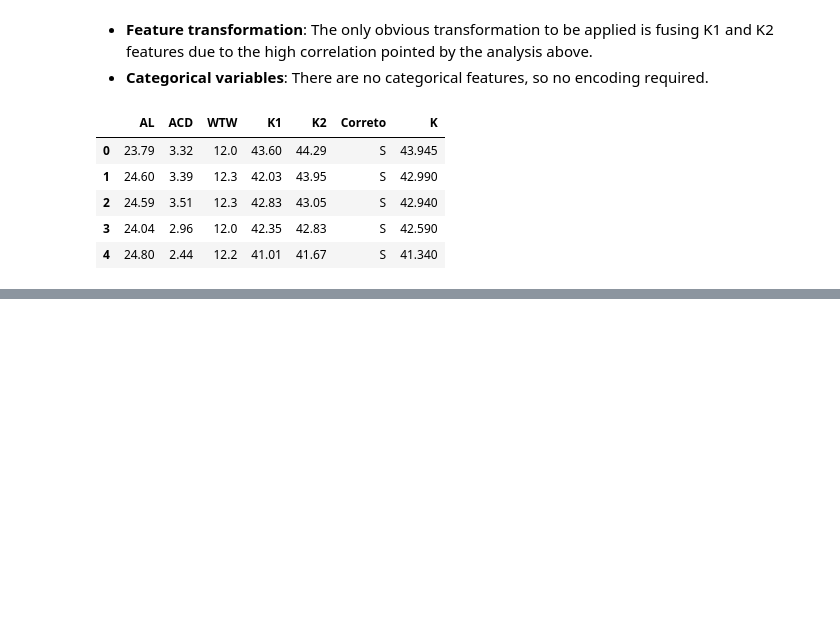
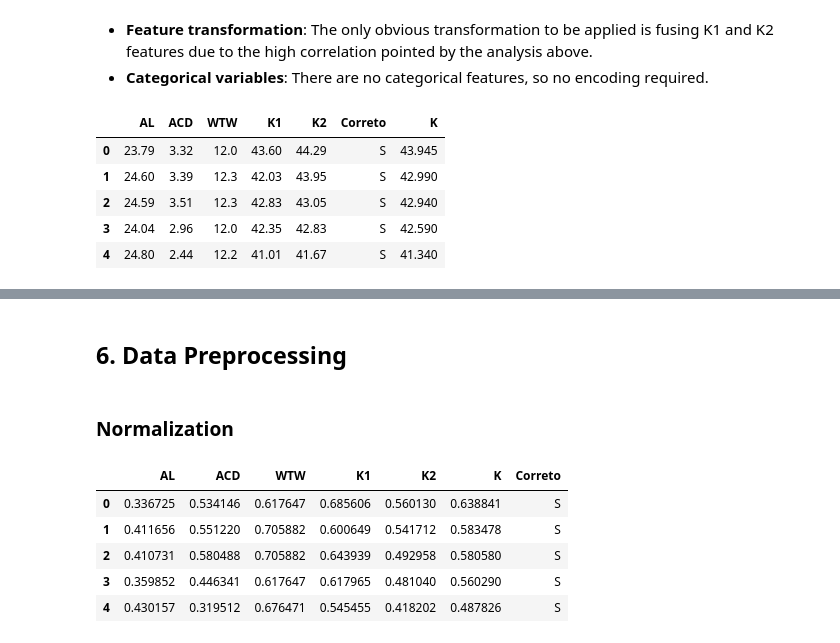
Before and after one commit to vitalwarley/PPGI038, a Jupyter notebook: main.ipynb, the cells around one changed output, grey strips where cells are left out. Drawn from its saved outputs; the diff is of its cells as text; code cells hidden in the pictures; blank space fills up the shorter version.

```diff
--- a/main.ipynb
+++ b/main.ipynb
@@ -238,0 +238,20 @@ plt.show()
+# %% [markdown]
+## 6. Data Preprocessing
+# %% [markdown]
+### Normalization
+# %%
+# feature normalization - range [0, 1]
+features = list(data.columns)
+features.remove('Correto')
+
+scaler = preprocessing.MinMaxScaler()
+normalized_data = pd.DataFrame(scaler.fit_transform(data[features].copy()), columns = features)
+normalized_data['Correto'] = data['Correto']
+normalized_data.head()
+# %% [output]
+|  | AL | ACD | WTW | K1 | K2 | K | Correto |
+| 0 | 0.336725 | 0.534146 | 0.617647 | 0.685606 | 0.560130 | 0.638841 | S |
+| 1 | 0.411656 | 0.551220 | 0.705882 | 0.600649 | 0.541712 | 0.583478 | S |
+| 2 | 0.410731 | 0.580488 | 0.705882 | 0.643939 | 0.492958 | 0.580580 | S |
+| 3 | 0.359852 | 0.446341 | 0.617647 | 0.617965 | 0.481040 | 0.560290 | S |
+| 4 | 0.430157 | 0.319512 | 0.676471 | 0.545455 | 0.418202 | 0.487826 | S |
```
Also changed, not shown: parts of 11 cells of this notebook.
